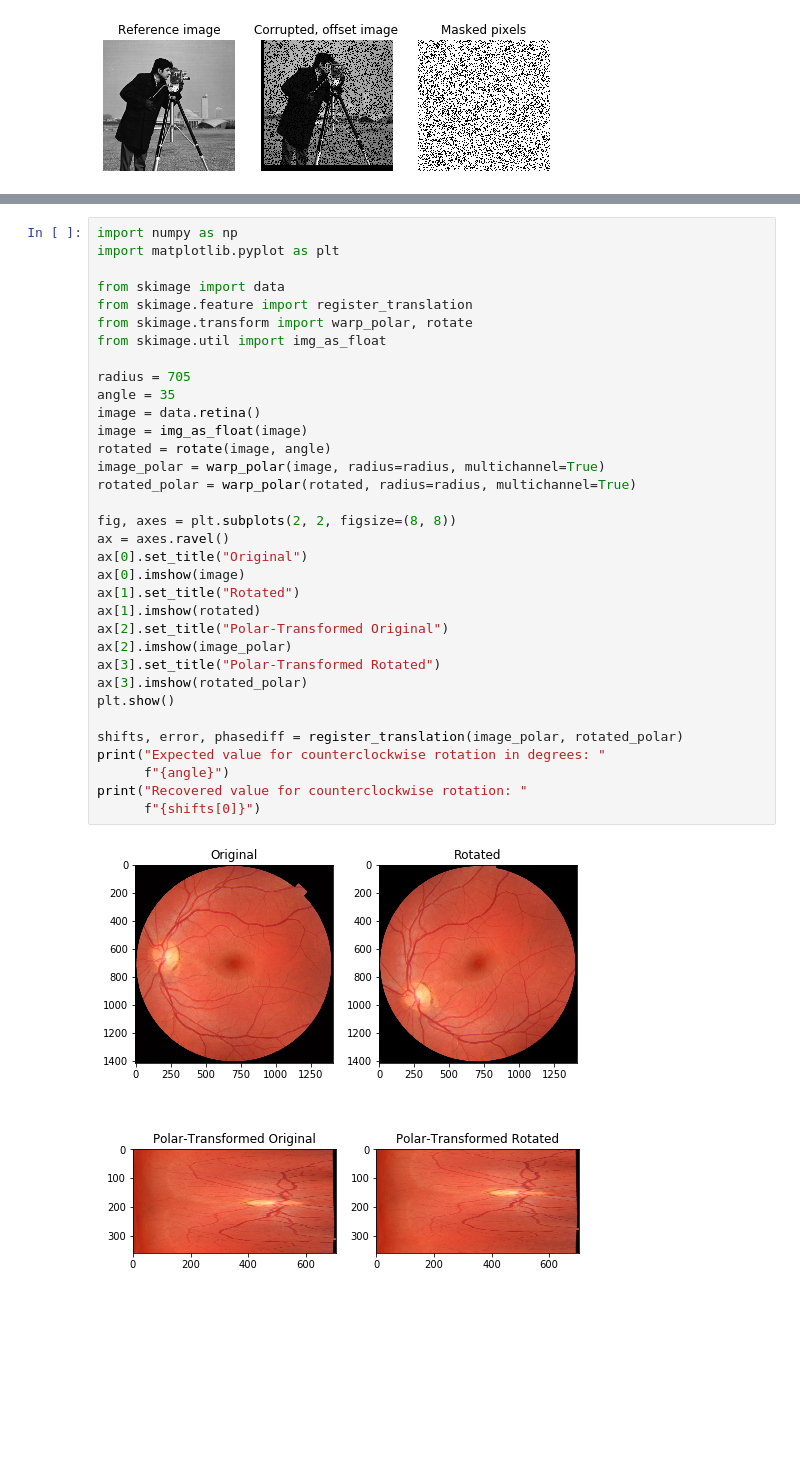
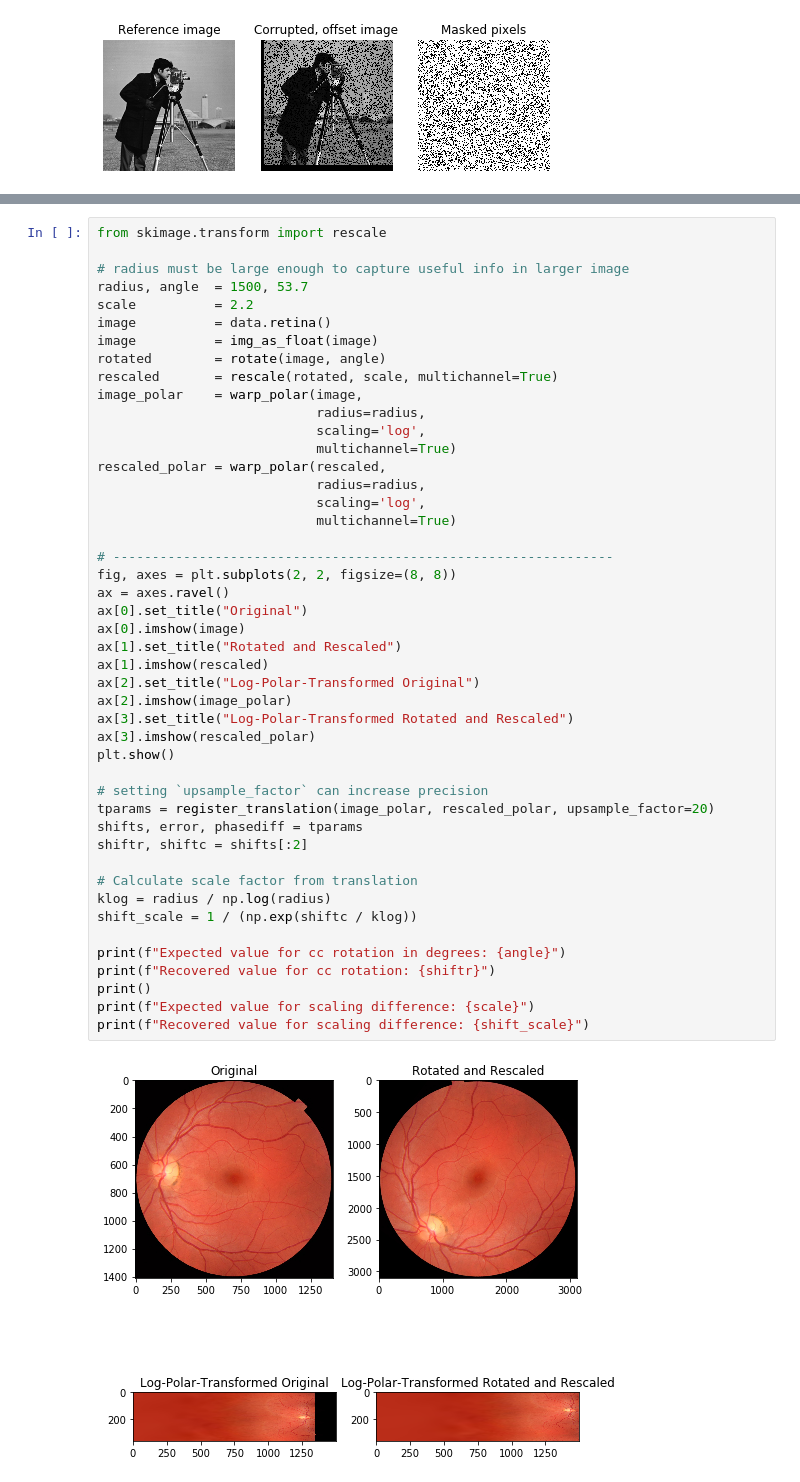
Before and after one commit to bjpcjp/scikit-image-tutorial, a Jupyter notebook: gallery/transforms-registration.ipynb, the cells around one changed output, grey strips where cells are left out. Saved outputs shown, nothing was run; the diff lists cells and outputs as text; blank space fills up the shorter version.

```diff
--- a/gallery/transforms-registration.ipynb
+++ b/gallery/transforms-registration.ipynb
@@ -435,36 +546,48 @@ Detected pixel offset (row, col): [-22.  13.]
 # %%
-import numpy as np
-import matplotlib.pyplot as plt
+from skimage.transform import rescale
 
-from skimage import data
-from skimage.feature import register_translation
-from skimage.transform import warp_polar, rotate
-from skimage.util import img_as_float
+# radius must be large enough to capture useful info in larger image
+radius, angle  = 1500, 53.7
+scale          = 2.2
+image          = data.retina()
+image          = img_as_float(image)
+rotated        = rotate(image, angle)
+rescaled       = rescale(rotated, scale, multichannel=True)
+image_polar    = warp_polar(image,
+                            radius=radius,
+                            scaling='log',
+                            multichannel=True)
+rescaled_polar = warp_polar(rescaled,
+                            radius=radius,
+                            scaling='log',
+                            multichannel=True)
 
-radius = 705
-angle = 35
-image = data.retina()
-image = img_as_float(image)
-rotated = rotate(image, angle)
-image_polar = warp_polar(image, radius=radius, multichannel=True)
-rotated_polar = warp_polar(rotated, radius=radius, multichannel=True)
-
+# ----------------------------------------------------------------
 fig, axes = plt.subplots(2, 2, figsize=(8, 8))
 ax = axes.ravel()
 ax[0].set_title("Original")
 ax[0].imshow(image)
-ax[1].set_title("Rotated")
-ax[1].imshow(rotated)
-ax[2].set_title("Polar-Transformed Original")
+ax[1].set_title("Rotated and Rescaled")
+ax[1].imshow(rescaled)
+ax[2].set_title("Log-Polar-Transformed Original")
 ax[2].imshow(image_polar)
-ax[3].set_title("Polar-Transformed Rotated")
-ax[3].imshow(rotated_polar)
+ax[3].set_title("Log-Polar-Transformed Rotated and Rescaled")
+ax[3].imshow(rescaled_polar)
 plt.show()
 
-shifts, error, phasediff = register_translation(image_polar, rotated_polar)
-print("Expected value for counterclockwise rotation in degrees: "
-      f"{angle}")
-print("Recovered value for counterclockwise rotation: "
-      f"{shifts[0]}")
+# setting `upsample_factor` can increase precision
+tparams = register_translation(image_polar, rescaled_polar, upsample_factor=20)
+shifts, error, phasediff = tparams
+shiftr, shiftc = shifts[:2]
+
+# Calculate scale factor from translation
+klog = radius / np.log(radius)
+shift_scale = 1 / (np.exp(shiftc / klog))
+
+print(f"Expected value for cc rotation in degrees: {angle}")
+print(f"Recovered value for cc rotation: {shiftr}")
+print()
+print(f"Expected value for scaling difference: {scale}")
+print(f"Recovered value for scaling difference: {shift_scale}")
 # %% [output]
-[figure, old version]
+[figure, new version]
```
Also changed, not shown: parts of 44 cells of this notebook.
